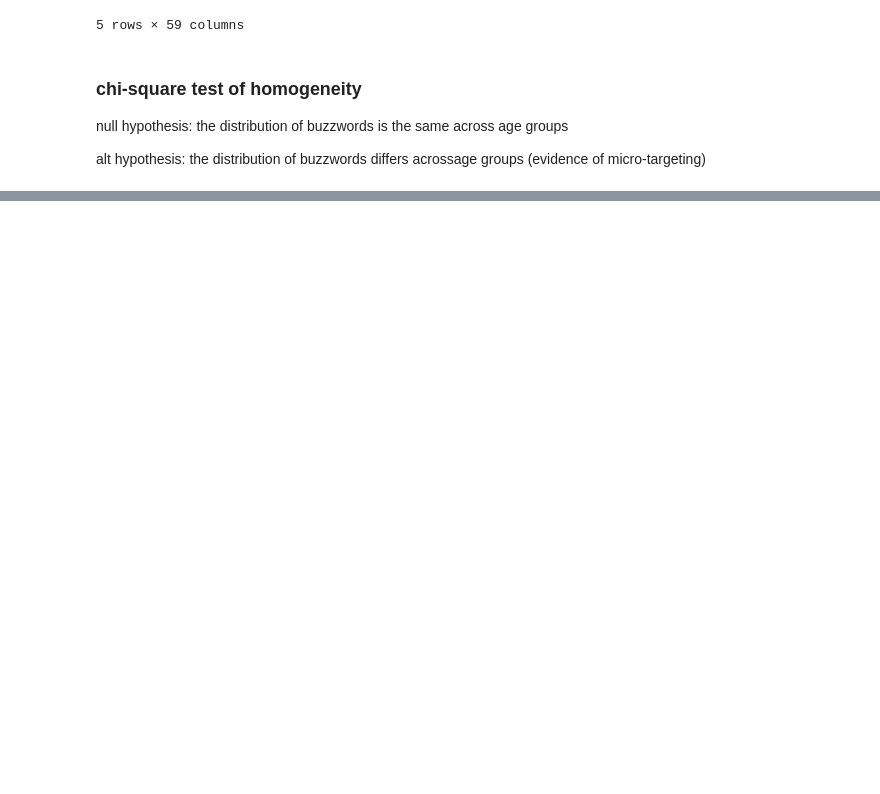
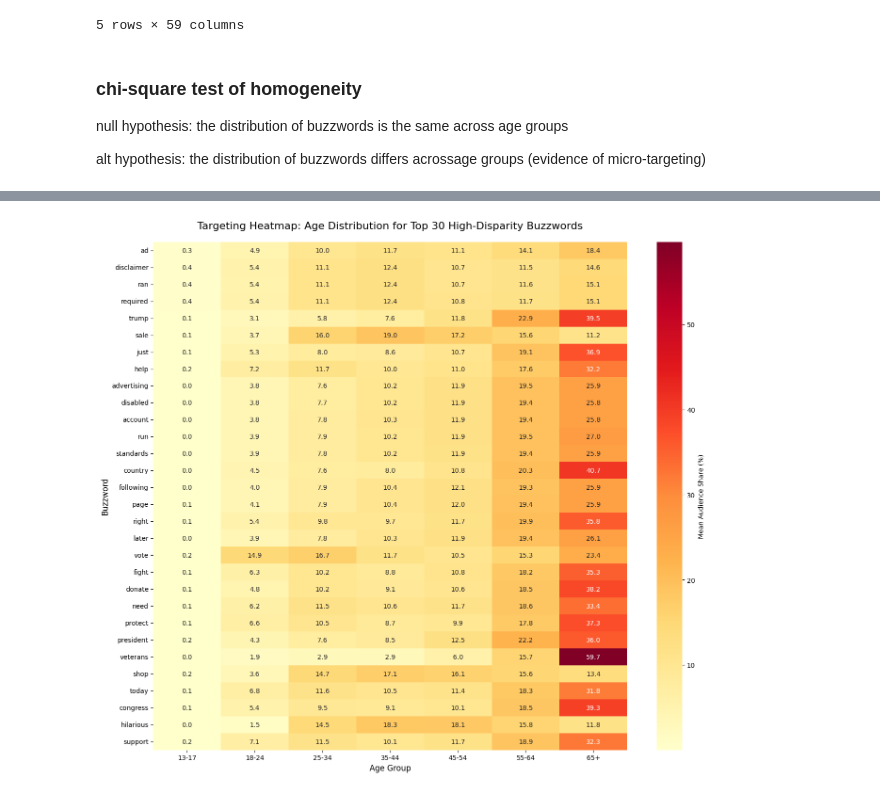
Before and after one commit to jex004/math189-final-project, a Jupyter notebook: Rohan_CHI.ipynb, the cells around one changed output, grey strips where cells are left out. Drawn from its saved outputs; the diff is of its cells as text; code cells hidden in the pictures; blank space fills up the shorter version.

Commit message:
added heatmap

```diff
--- a/Rohan_CHI.ipynb
+++ b/Rohan_CHI.ipynb
@@ -118,0 +139,30 @@ plt.show()
+# %%
+import seaborn as sns
+
+top_30_words = top_sig['buzzword'].tolist()
+heatmap_data = []
+
+for word in top_30_words:
+    word_mask = buzz_df['clean_text'].str.contains(r'\b' + word + r'\b', regex=True)
+    subset = buzz_df[word_mask]
+    distribution = subset[age_total_cols].mean()
+    heatmap_data.append(distribution)
+
+# format df for plotting
+heatmap_df = pd.DataFrame(heatmap_data, index=top_30_words)
+heatmap_df.columns = [c.replace('age_', '').replace('_total', '') for c in heatmap_df.columns]
+
+# create heatmap
+plt.figure(figsize=(14, 12))
+sns.heatmap(heatmap_df,
+            annot=True,
+            cmap="YlOrRd",
+            fmt=".1f",
+            cbar_kws={'label': 'Mean Audience Share (%)'})
+plt.title('Targeting Heatmap: Age Distribution for Top 30 High-Disparity Buzzwords', fontsize=16, pad=20)
+plt.xlabel('Age Group', fontsize=12)
+plt.ylabel('Buzzword', fontsize=12)
+plt.tight_layout()
+plt.show()
+# %% [output]
+[figure, added]
```
Also changed, not shown: parts of 2 cells of this notebook.
